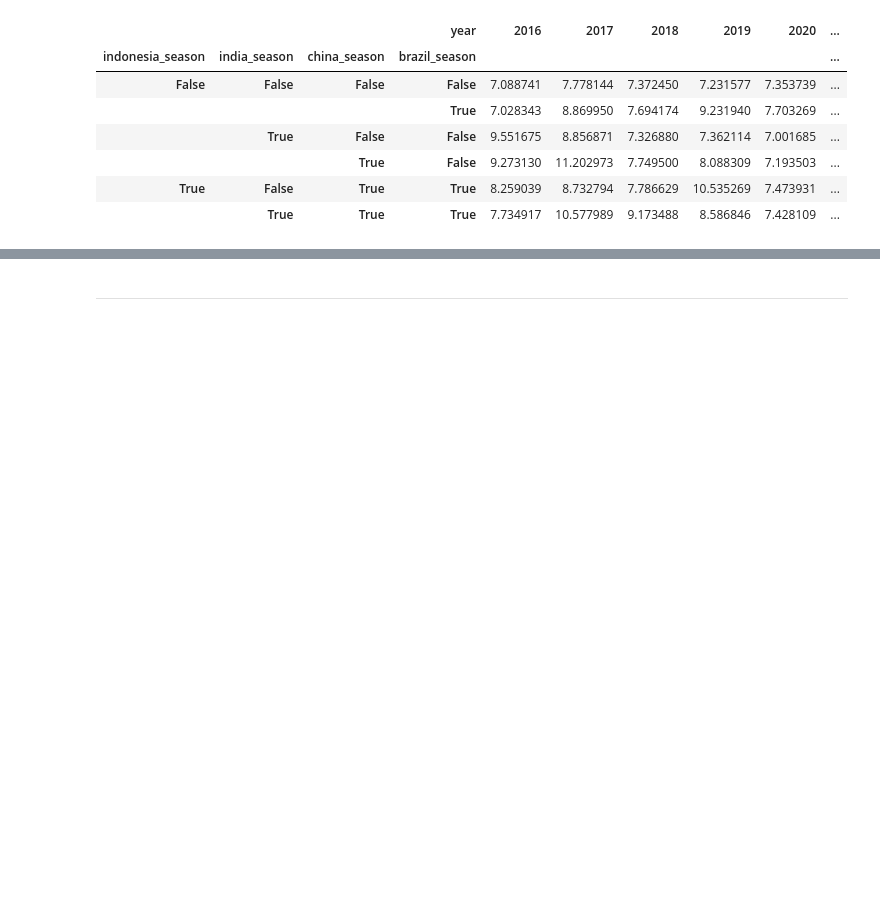
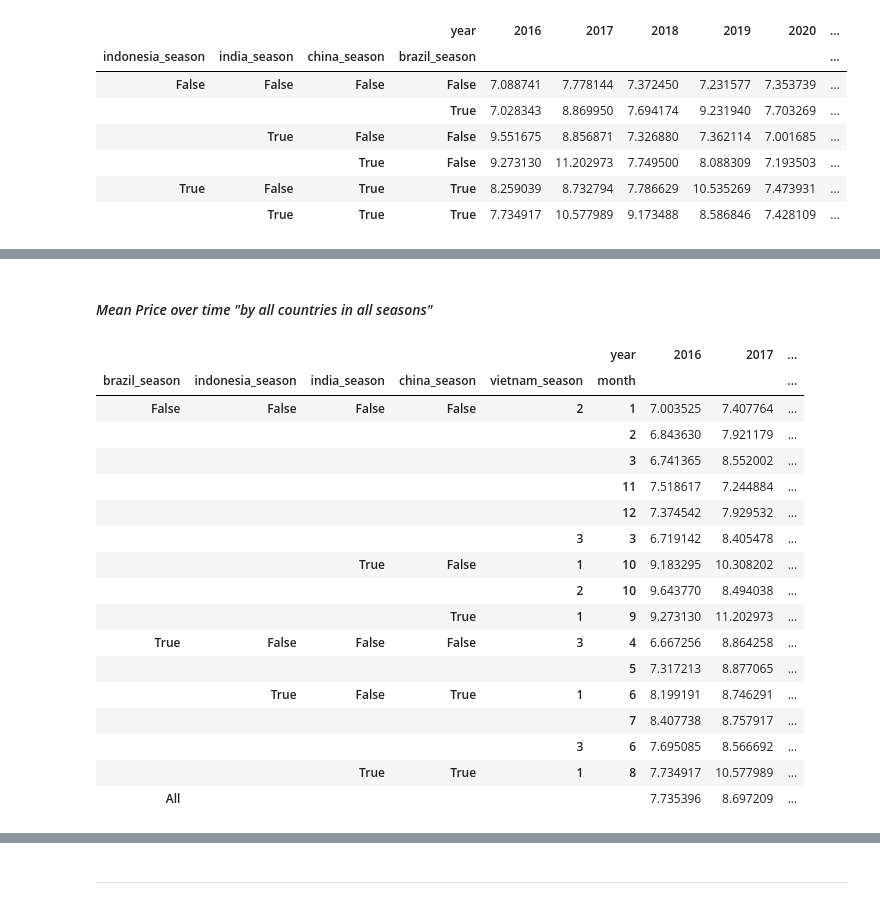
Before and after one commit to omar-ammar0/Intern_Final_Project, a Jupyter notebook: notebooks/Data_Cleaning/Task_1.ipynb, the cells around one changed output, grey strips where cells are left out. Saved outputs shown, nothing was run; the diff lists cells and outputs as text; code cells hidden in the pictures; blank space fills up the shorter version.

```diff
--- a/notebooks/Data_Cleaning/Task_1.ipynb
+++ b/notebooks/Data_Cleaning/Task_1.ipynb
@@ -313,0 +333,24 @@ pd.pivot_table(data=df,index=["indonesia_season","india_season","china_season","
+# %% [markdown]
+#### *Mean Price over time "by all countries in all seasons"*
+# %%
+pd.pivot_table(data=df,columns='year',index=['brazil_season','indonesia_season','india_season','china_season','vietnam_season','month'],
+               values="price",aggfunc="mean",margins=True)
+# %% [output]
+|  |  |  |  |  | year | 2016 | 2017 | ... |
+| brazil_season | indonesia_season | india_season | china_season | vietnam_season | month |  |  | ... |
+| False | False | False | False | 2 | 1 | 7.003525 | 7.407764 | ... |
+|  |  |  |  |  | 2 | 6.843630 | 7.921179 | ... |
+|  |  |  |  |  | 3 | 6.741365 | 8.552002 | ... |
+|  |  |  |  |  | 11 | 7.518617 | 7.244884 | ... |
+|  |  |  |  |  | 12 | 7.374542 | 7.929532 | ... |
+|  |  |  |  | 3 | 3 | 6.719142 | 8.405478 | ... |
+|  |  | True | False | 1 | 10 | 9.183295 | 10.308202 | ... |
+|  |  |  |  | 2 | 10 | 9.643770 | 8.494038 | ... |
+|  |  |  | True | 1 | 9 | 9.273130 | 11.202973 | ... |
+| True | False | False | False | 3 | 4 | 6.667256 | 8.864258 | ... |
+|  |  |  |  |  | 5 | 7.317213 | 8.877065 | ... |
+|  | True | False | True | 1 | 6 | 8.199191 | 8.746291 | ... |
+|  |  |  |  |  | 7 | 8.407738 | 8.757917 | ... |
+|  |  |  |  | 3 | 6 | 7.695085 | 8.566692 | ... |
+|  |  | True | True | 1 | 8 | 7.734917 | 10.577989 | ... |
+| All |  |  |  |  |  | 7.735396 | 8.697209 | ... |
```
Also changed, not shown: parts of 12 cells of this notebook.
